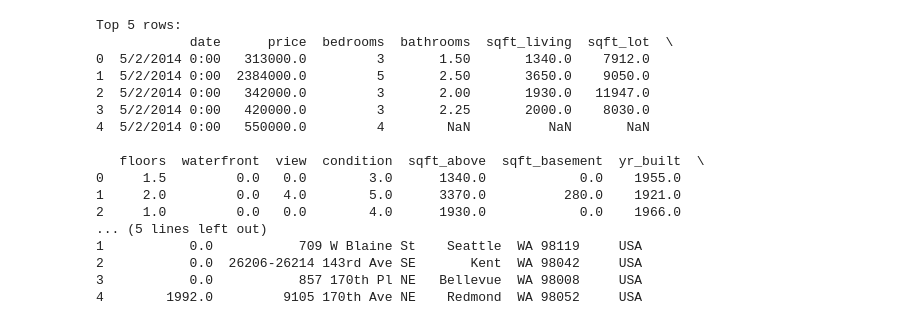
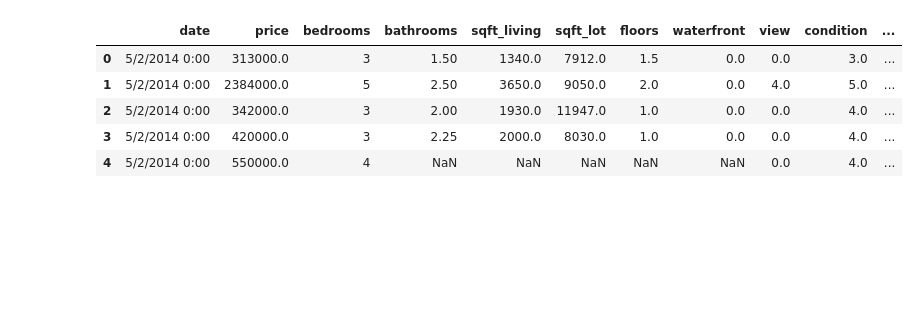
Before and after one commit to zeeshanali-blip/Fall25-AI-Lab, a Jupyter notebook: Untitled.ipynb, the cells around one changed output. Saved outputs shown, nothing was run; the diff lists cells and outputs as text; code cells hidden in the pictures; blank space fills up the shorter version.

```diff
--- a/Untitled.ipynb
+++ b/Untitled.ipynb
@@ -3,23 +14,10 @@ import pandas as pd
 # %%
-df = pd.read_csv("house pridiction.csv")
+data = pd.read_csv("house pridiction.csv")
+data.head()
+# %% [output]
+|  | date | price | bedrooms | bathrooms | sqft_living | sqft_lot | floors | waterfront | view | condition | ... |
+| 0 | 5/2/2014 0:00 | 313000.0 | 3 | 1.50 | 1340.0 | 7912.0 | 1.5 | 0.0 | 0.0 | 3.0 | ... |
+| 1 | 5/2/2014 0:00 | 2384000.0 | 5 | 2.50 | 3650.0 | 9050.0 | 2.0 | 0.0 | 4.0 | 5.0 | ... |
+| 2 | 5/2/2014 0:00 | 342000.0 | 3 | 2.00 | 1930.0 | 11947.0 | 1.0 | 0.0 | 0.0 | 4.0 | ... |
+| 3 | 5/2/2014 0:00 | 420000.0 | 3 | 2.25 | 2000.0 | 8030.0 | 1.0 | 0.0 | 0.0 | 4.0 | ... |
+| 4 | 5/2/2014 0:00 | 550000.0 | 4 | NaN | NaN | NaN | NaN | NaN | 0.0 | 4.0 | ... |
-# %%
-print("Top 5 rows:")
-print(df.head())
-# %% [output]
-Top 5 rows:
-            date      price  bedrooms  bathrooms  sqft_living  sqft_lot  \
-0  5/2/2014 0:00   313000.0         3       1.50       1340.0    7912.0
-1  5/2/2014 0:00  2384000.0         5       2.50       3650.0    9050.0
-2  5/2/2014 0:00   342000.0         3       2.00       1930.0   11947.0
-3  5/2/2014 0:00   420000.0         3       2.25       2000.0    8030.0
-4  5/2/2014 0:00   550000.0         4        NaN          NaN       NaN
-
-   floors  waterfront  view  condition  sqft_above  sqft_basement  yr_built  \
-0     1.5         0.0   0.0        3.0      1340.0            0.0    1955.0
-1     2.0         0.0   4.0        5.0      3370.0          280.0    1921.0
-2     1.0         0.0   0.0        4.0      1930.0            0.0    1966.0
-... (5 lines left out)
-1           0.0           709 W Blaine St    Seattle  WA 98119     USA
-2           0.0  26206-26214 143rd Ave SE       Kent  WA 98042     USA
-3           0.0           857 170th Pl NE   Bellevue  WA 98008     USA
-4        1992.0         9105 170th Ave NE    Redmond  WA 98052     USA
```
Also changed, not shown: parts of 16 cells of this notebook.
